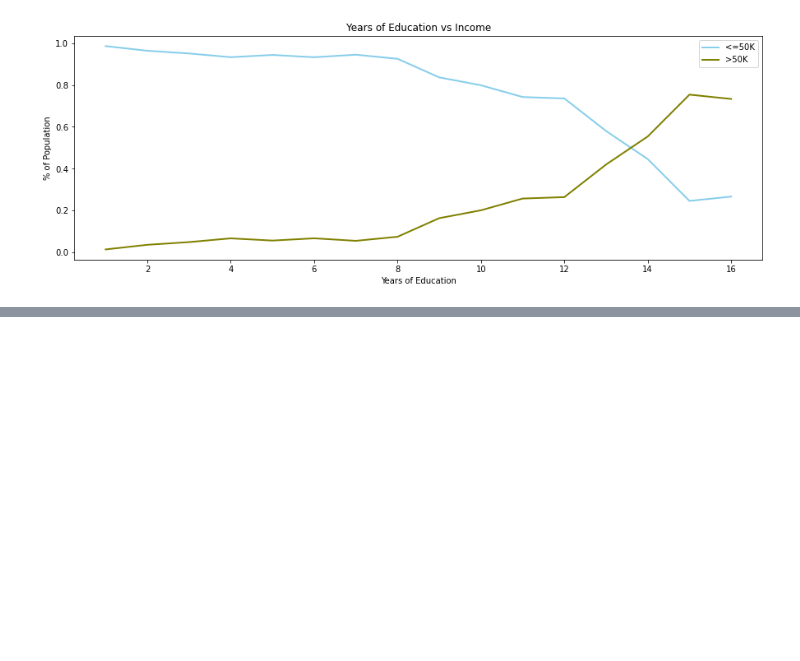
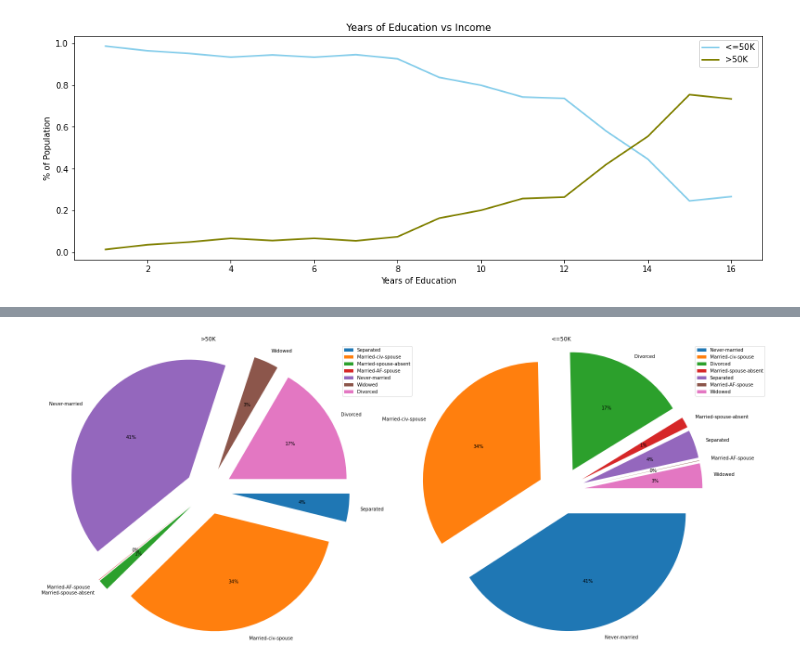
Before and after one commit to Abhik91/CSE578-Data-Visualization, a Jupyter notebook: IncomeAnalysis.ipynb, the cells around one changed output, grey strips where cells are left out. Cells and saved outputs as stored; diff of their text form; code cells hidden in the pictures; blank space fills up the shorter version.

```diff
--- a/IncomeAnalysis.ipynb
+++ b/IncomeAnalysis.ipynb
@@ -155,3 +155,27 @@ def plot_line_chart(colname, xlabel, ylabel, title):
     plt.title(title)
     plt.legend()
     plt.show()
+# %%
+def plot_pie_chart(column):
+    upper = Counter(above[column])
+    lower = Counter(below[column])
+
+    keys = list(upper.items())
+    random.shuffle(keys)
+    upper = dict(keys)
+
+    keys = list(lower.items())
+    random.shuffle(keys)
+    upper = dict(keys)
+
+    print()
+    plt.close()
+    fig, axes = plt.subplots(ncols=2, nrows=1, figsize=(25, 12))
+    explode_val = [0.2] * (len(upper.keys()))
+    axes[0].pie(upper.values(), labels=upper.keys(), autopct='%1.0f%%', explode = explode_val, counterclock = False)
+    axes[0].legend(upper.keys(), loc="upper right", bbox_to_anchor=(1.2, 1))
+    axes[0].set_title(">50K")
+    axes[1].pie(lower.values(), labels=lower.keys(), autopct='%1.0f%%', explode = explode_val, counterclock = False)
+    axes[1].legend(lower.keys(), loc="upper right", bbox_to_anchor=(1.2, 1))
+    axes[1].set_title("<=50K")
+    plt.show()
@@ -225,0 +266,6 @@ plot_bar_chart('Age', '% of Population vs Age', 'Age', '% of Population', False,
+# %%
+below = concatenate_dataset[concatenate_dataset["Income"] == "<=50K"]
+above = concatenate_dataset[concatenate_dataset["Income"] == ">50K"]
+plot_pie_chart("MaritalStatus")
+# %% [output]
+[figure, added]
```
Also changed, not shown: parts of 14 cells of this notebook.
